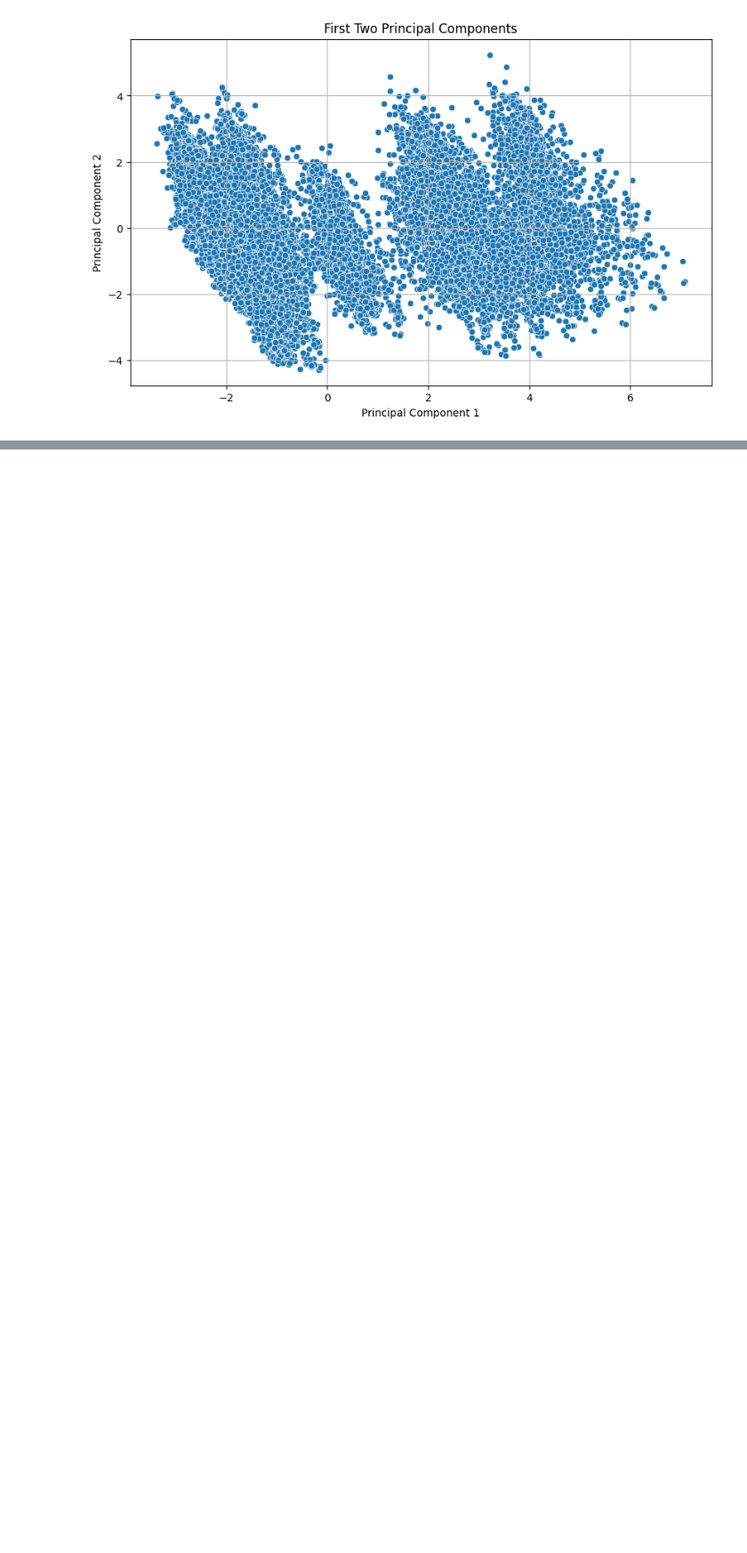
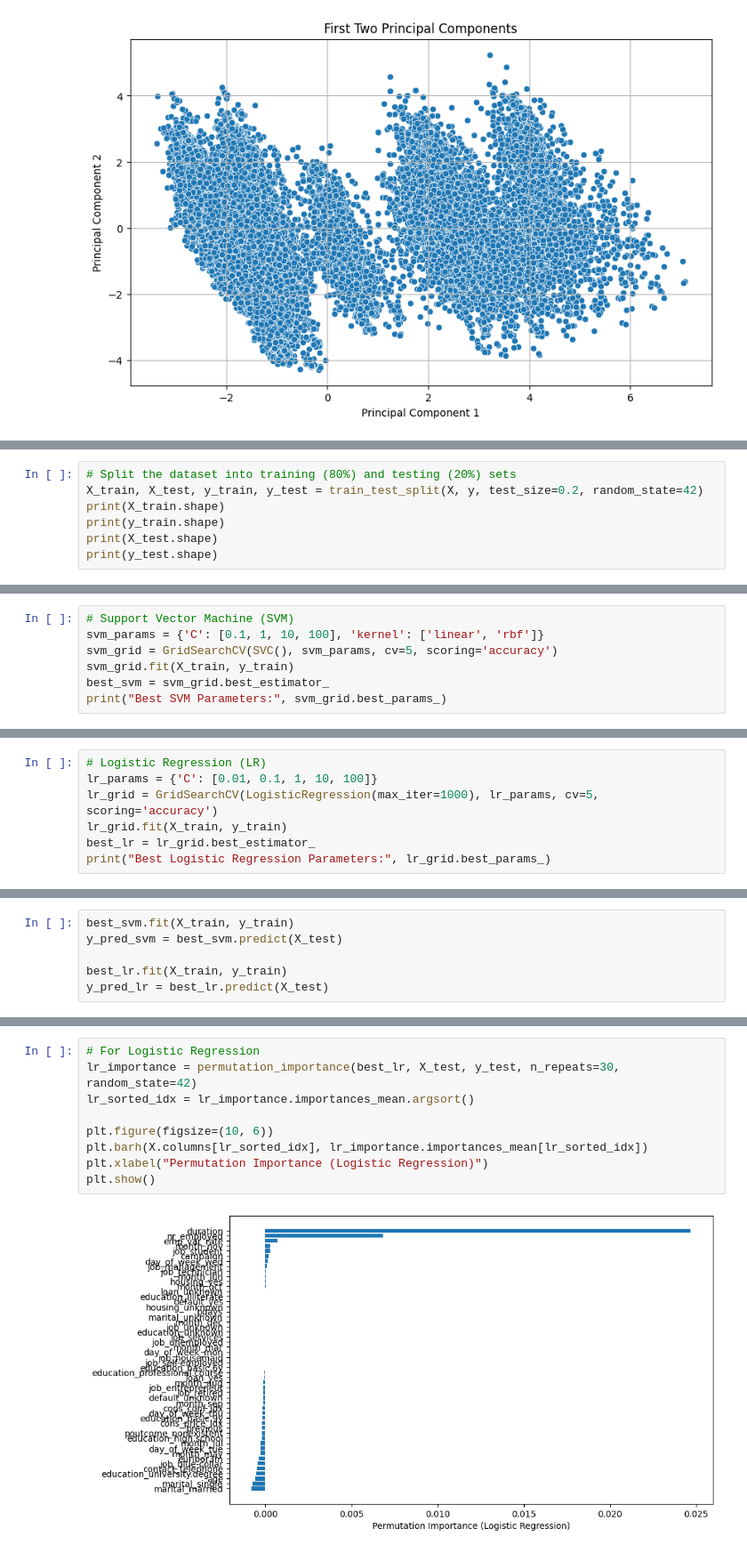
Before and after one commit to Sachin20010517/2ndYeaOOPCoursework, a Jupyter notebook: bank_management_model.ipynb, the cells around one changed output, grey strips where cells are left out. Shown at 89% size. Cells and saved outputs as stored; diff of their text form; blank space fills up the shorter version.

```diff
--- a/bank_management_model.ipynb
+++ b/bank_management_model.ipynb
@@ -350,0 +367,7 @@ poutcome_nonexistent          -8.245176e-03  6.804044e-03
+# %%
+# Split the dataset into training (80%) and testing (20%) sets
+X_train, X_test, y_train, y_test = train_test_split(X, y, test_size=0.2, random_state=42)
+print(X_train.shape)
+print(y_train.shape)
+print(X_test.shape)
+print(y_test.shape)
@@ -350,0 +381,7 @@ poutcome_nonexistent          -8.245176e-03  6.804044e-03
+# %%
+# Support Vector Machine (SVM)
+svm_params = {'C': [0.1, 1, 10, 100], 'kernel': ['linear', 'rbf']}
+svm_grid = GridSearchCV(SVC(), svm_params, cv=5, scoring='accuracy')
+svm_grid.fit(X_train, y_train)
+best_svm = svm_grid.best_estimator_
+print("Best SVM Parameters:", svm_grid.best_params_)
@@ -350,0 +390,7 @@ poutcome_nonexistent          -8.245176e-03  6.804044e-03
+# %%
+# Logistic Regression (LR)
+lr_params = {'C': [0.01, 0.1, 1, 10, 100]}
+lr_grid = GridSearchCV(LogisticRegression(max_iter=1000), lr_params, cv=5, scoring='accuracy')
+lr_grid.fit(X_train, y_train)
+best_lr = lr_grid.best_estimator_
+print("Best Logistic Regression Parameters:", lr_grid.best_params_)
@@ -350,0 +408,6 @@ poutcome_nonexistent          -8.245176e-03  6.804044e-03
+# %%
+best_svm.fit(X_train, y_train)
+y_pred_svm = best_svm.predict(X_test)
+
+best_lr.fit(X_train, y_train)
+y_pred_lr = best_lr.predict(X_test)
@@ -350,0 +446,11 @@ poutcome_nonexistent          -8.245176e-03  6.804044e-03
+# %%
+# For Logistic Regression
+lr_importance = permutation_importance(best_lr, X_test, y_test, n_repeats=30, random_state=42)
+lr_sorted_idx = lr_importance.importances_mean.argsort()
+
+plt.figure(figsize=(10, 6))
+plt.barh(X.columns[lr_sorted_idx], lr_importance.importances_mean[lr_sorted_idx])
+plt.xlabel("Permutation Importance (Logistic Regression)")
+plt.show()
+# %% [output]
+[figure, added]
```
Also changed, not shown: parts of 26 cells of this notebook.
